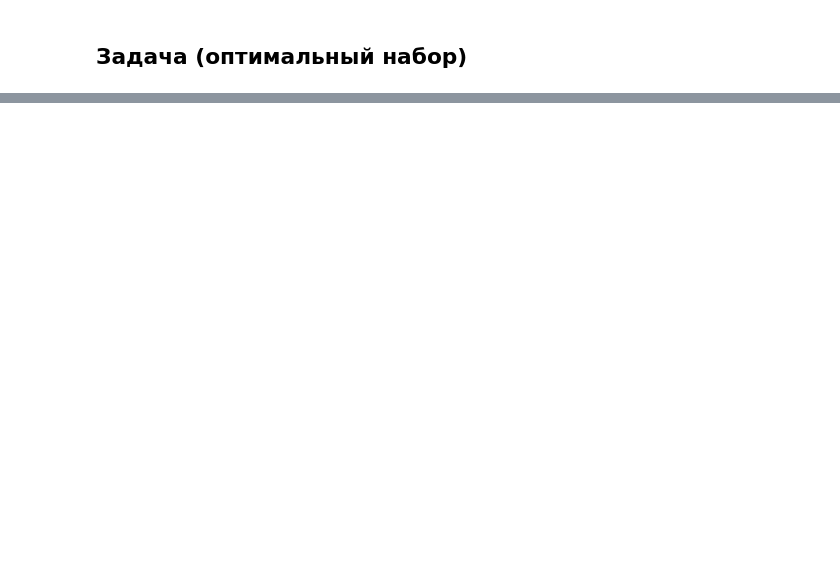
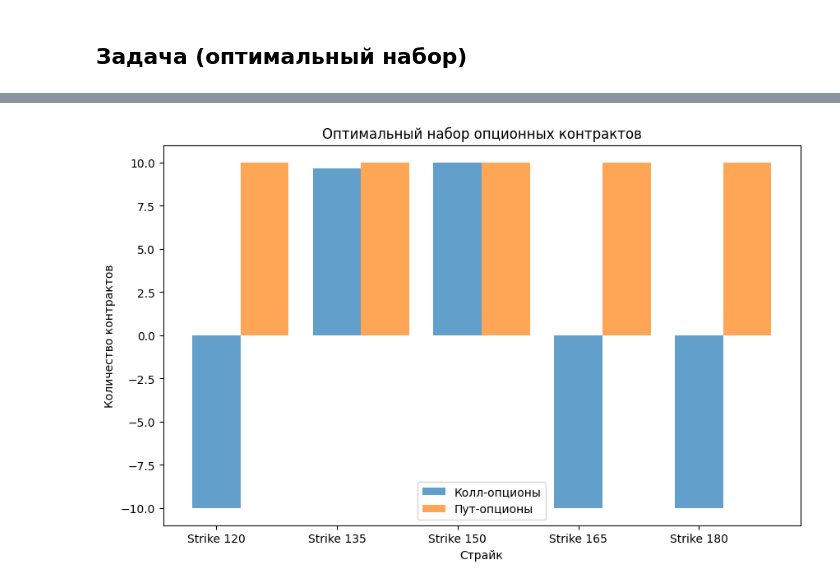
Before and after one commit to MiromanovDaniil/GSFP-labs, a Jupyter notebook: lab_1_GSFP.ipynb, the cells around one changed output, grey strips where cells are left out. Saved outputs shown, nothing was run; the diff lists cells and outputs as text; code cells hidden in the pictures; blank space fills up the shorter version.

```diff
--- a/lab_1_GSFP.ipynb
+++ b/lab_1_GSFP.ipynb
@@ -646,0 +714,82 @@ https://arxiv.org/pdf/1707.02087
+# %%
+# Параметры задачи
+n = 5  # Количество доступных страйков
+L, U = -10, 10  # Нижняя и верхняя границы количества контрактов
+S0 = 150  # Спот цена базового актива
+x = 0.2  # Ожидаемое изменение цены базового актива (+/- 20%)
+y = 0.1  # Максимальный убыток, ограниченный 10% от стоимости базового актива
+w = 10000  # Начальная стоимость стратегии
+
+# Генерация данных для опционов
+strikes = np.linspace(S0 * 0.8, S0 * 1.2, n)  # Страйки опционов
+C = np.random.uniform(5, 20, n)  # Цены колл-опционов
+P = np.random.uniform(5, 20, n)  # Цены пут-опционов
+
+# Ожидаемые изменения цены актива
+price_changes = [S0 * (1 - x), S0, S0 * (1 + x)]
+
+# Расчет максимального убытка
+max_loss = y * S0
+
+# Параметры задачи линейного программирования
+c = np.concatenate((C, -P))  # Целевая функция минимизации
+A_ub = []
+b_ub = []
+
+# Построение матрицы ограничений A_ub и вектора b_ub
+for S in price_changes:
+    call_payoffs = -np.maximum(0, S - strikes)
+    put_payoffs = -np.maximum(0, strikes - S)
+    row = np.concatenate((call_payoffs, put_payoffs))
+    A_ub.append(row)
+    b_ub.append(max_loss)
+
+# Ограничения на количество контрактов в портфеле
+bounds = [(L, U)] * (2 * n)
+
+# Решение задачи линейного программирования
+result = linprog(c=c, A_ub=A_ub, b_ub=b_ub, bounds=bounds, method='highs')
+
+# Проверка успешности оптимизации
+if result.success:
+    optimal_X = result.x
+    Xc_optimal = optimal_X[:n]
+    Xp_optimal = optimal_X[n:]
+
+    print("Оптимальные колл-опционы:", Xc_optimal)
+    print("Оптимальные пут-опционы:", Xp_optimal)
+
+    # Визуализация оптимального портфеля
+    plt.figure(figsize=(10, 6))
+    plt.bar(range(n), Xc_optimal, width=0.4, label="Колл-опционы", alpha=0.7)
+    plt.bar(np.arange(n) + 0.4, Xp_optimal, width=0.4, label="Пут-опционы", alpha=0.7)
+    plt.xticks(range(n), labels=[f"Strike {int(k)}" for k in strikes])
+    plt.xlabel("Страйк")
+    plt.ylabel("Количество контрактов")
+    plt.title("Оптимальный набор опционных контрактов")
+    plt.legend()
+    plt.show()
+
+    # Анализ выплат
+    S_values = np.linspace(S0 * 0.5, S0 * 2, 100)
+    payoff = np.zeros_like(S_values)
+
+    for i, S in enumerate(S_values):
+        call_payoff = np.sum(Xc_optimal * np.maximum(0, S - strikes))
+        put_payoff = np.sum(Xp_optimal * np.maximum(0, strikes - S))
+        payoff[i] = call_payoff + put_payoff - np.dot(C, Xc_optimal) + np.dot(P, Xp_optimal)
+
+    # График выплат
+    plt.figure(figsize=(10, 6))
+    plt.plot(S_values, payoff, label="Функция выплат стратегии")
+    plt.axhline(0, color='red', linestyle='--', label="Нулевая линия")
+    plt.xlabel("Цена базового актива (S)")
+    plt.ylabel("Выплата")
+    plt.title("График функции выплат оптимального портфеля опционов")
+    plt.legend()
+    plt.grid()
+    plt.show()
+
+else:
+    print("Оптимизация не удалась.")
+# %% [output]
@@ -646,0 +798 @@ https://arxiv.org/pdf/1707.02087
+[figure, added]
```
Also changed, not shown: parts of 12 cells of this notebook, 1 other file.
